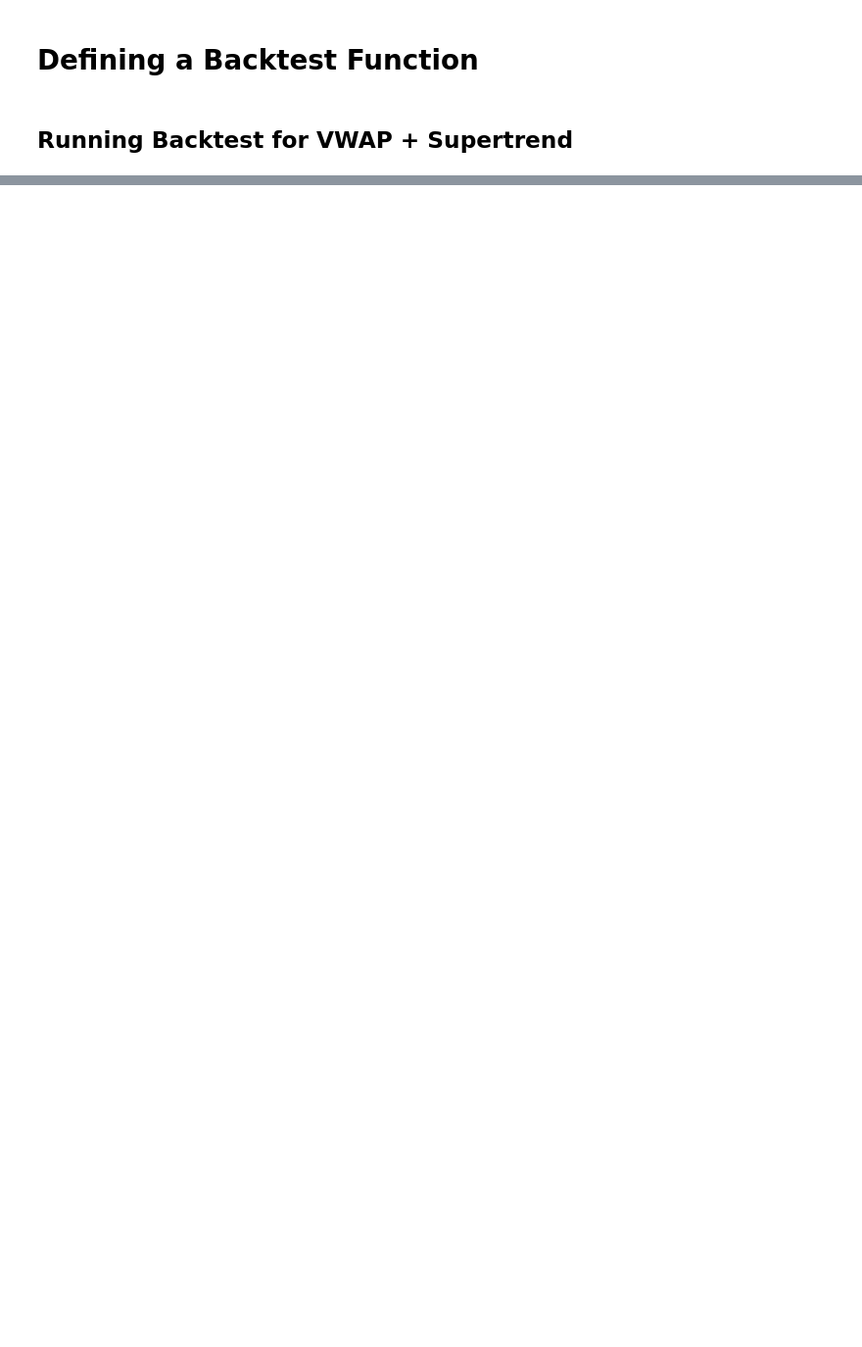
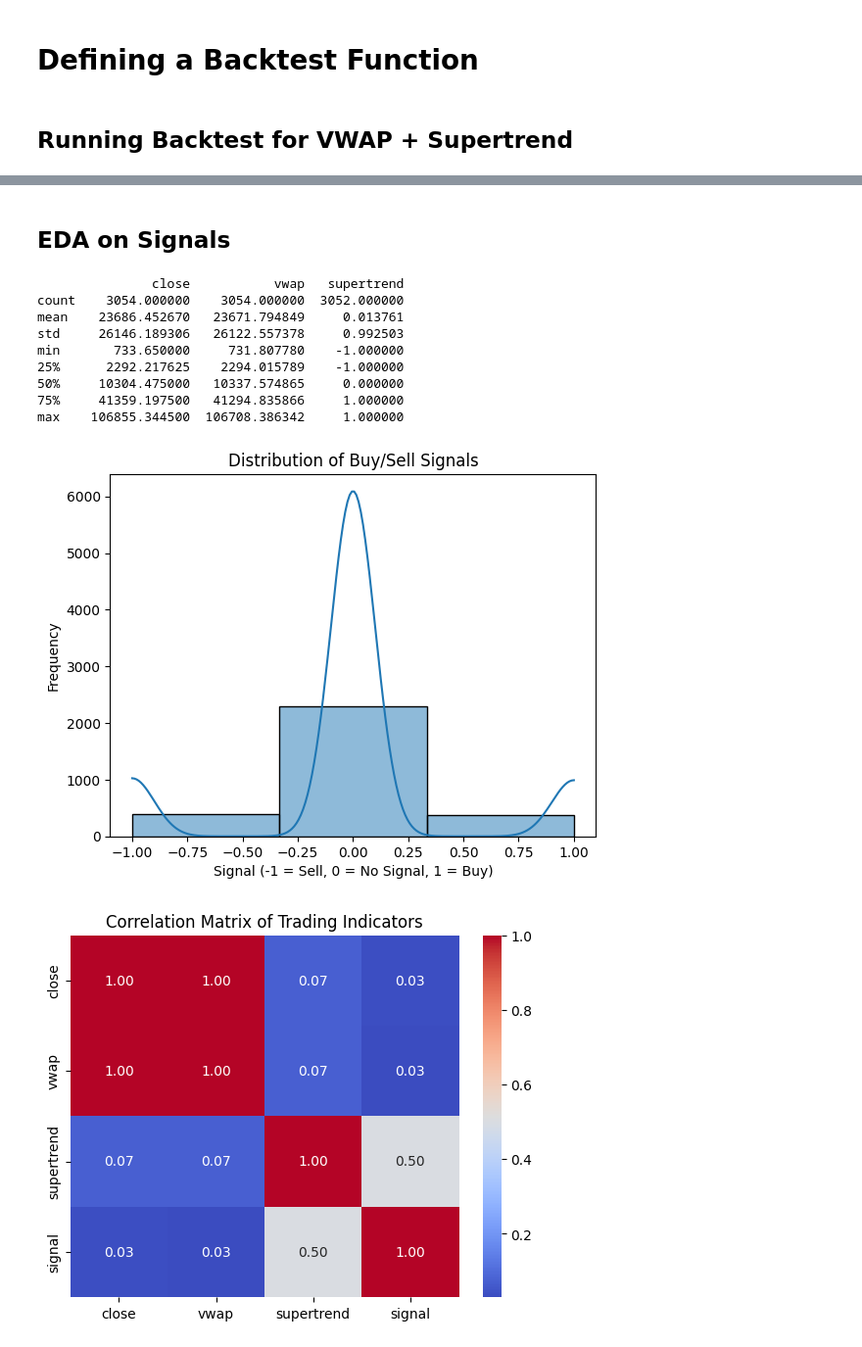
Before and after one commit to apostleoffinance/VWAP-ML-Portfolio-Optimization, a Jupyter notebook: notebooks/02_signal_generation.ipynb, the cells around one changed output, grey strips where cells are left out. Shown at 98% size. Drawn from its saved outputs; the diff is of its cells as text; code cells hidden in the pictures; blank space fills up the shorter version.

Commit message:
vwap-signal

```diff
--- a/notebooks/02_signal_generation.ipynb
+++ b/notebooks/02_signal_generation.ipynb
@@ -110,3 +117,5 @@ Name: count, dtype: int64
+# %%
+df_reset = df_reset.reset_index()
 # %% [markdown]
 ## Integrate Supertrend for signal confirmation
 # %%
@@ -212,8 +221,14 @@ def generate_vwap_super_signals(df_reset, supertrend_period=7, supertrend_multip
 # Generate signals with Supertrend confirmation
 signal_df = generate_vwap_super_signals(df_reset, supertrend_period=7, supertrend_multiplier=2.0)
 
+# Reset index to align them
+df_reset = df_reset.reset_index(drop=True)
+signal_df = signal_df.reset_index(drop=True)
+
+# Now join them
+result_df = df_reset.join(signal_df[['signal', 'supertrend']])
 # Merge with original dataframe
-result_df = df_reset.join(signal_df[['signal', 'supertrend']])
+#result_df = df_reset.join(signal_df[['signal', 'supertrend']])
 
 # Display results
 print("\nSample of results with VWAP and Supertrend signals:")
@@ -324,0 +370,30 @@ dtype: float64
+# %% [markdown]
+## EDA on Signals
+# %%
+# Check data statistics
+print(result_df[['close', 'vwap', 'supertrend']].describe())
+
+# Check signal distribution
+sns.histplot(result_df['signal'], bins=3, kde=True)
+plt.title("Distribution of Buy/Sell Signals")
+plt.xlabel("Signal (-1 = Sell, 0 = No Signal, 1 = Buy)")
+plt.ylabel("Frequency")
+plt.show()
+
+# Correlation matrix
+corr_matrix = result_df[['close', 'vwap', 'supertrend', 'signal']].corr()
+sns.heatmap(corr_matrix, annot=True, cmap="coolwarm", fmt=".2f")
+plt.title("Correlation Matrix of Trading Indicators")
+plt.show()
+# %% [output]
+               close           vwap   supertrend
+count    3054.000000    3054.000000  3052.000000
+mean    23686.452670   23671.794849     0.013761
+std     26146.189306   26122.557378     0.992503
+min       733.650000     731.807780    -1.000000
+25%      2292.217625    2294.015789    -1.000000
+50%     10304.475000   10337.574865     0.000000
+75%     41359.197500   41294.835866     1.000000
+max    106855.344500  106708.386342     1.000000
+[figure, added]
+[figure, added]
```
Also changed, not shown: parts of 8 cells of this notebook, 1 other file.
